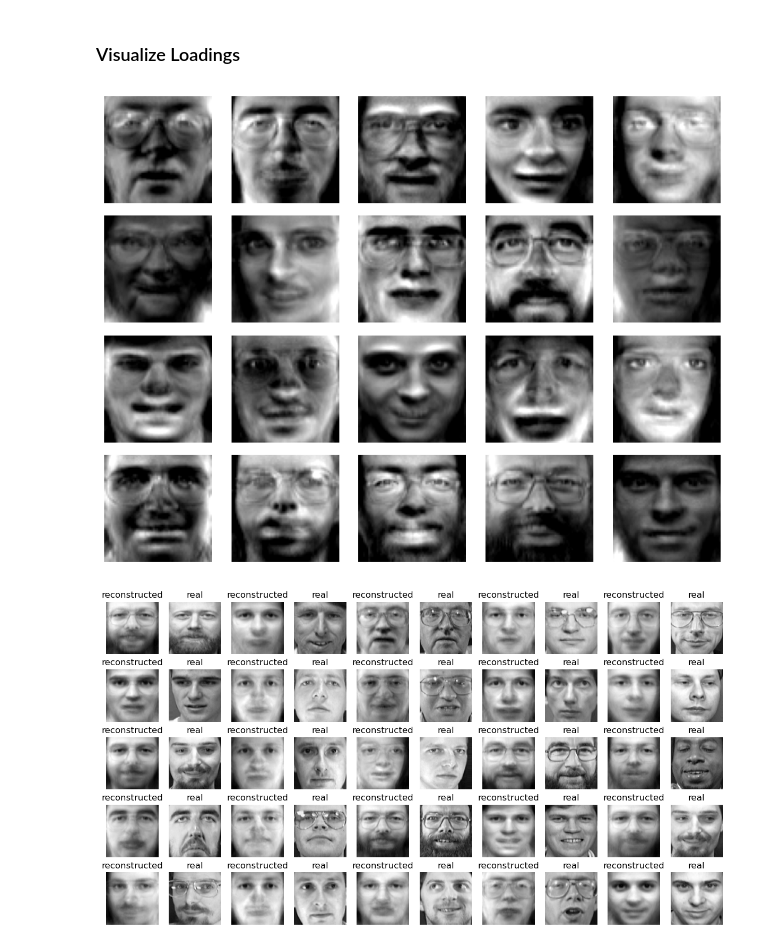
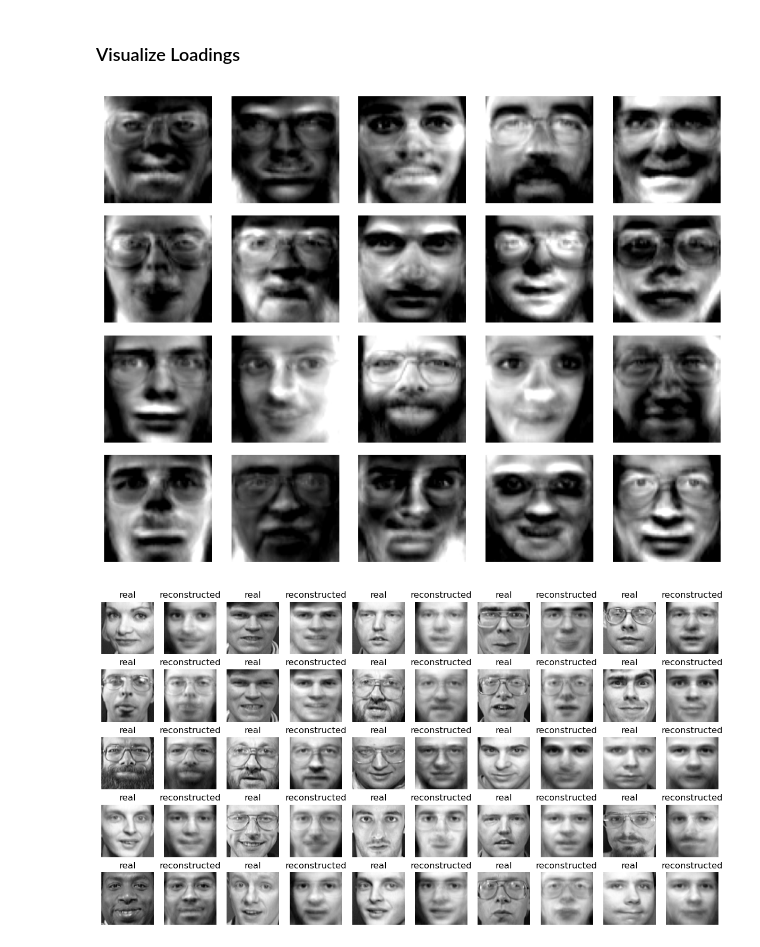
Before and after one commit to luisdiaz1997/SpatialFactorization, a Jupyter notebook: notebooks/PNMF_eigenfaces.ipynb, the cells around one changed output. Saved outputs shown, nothing was run; the diff lists cells and outputs as text; code cells hidden in the pictures.

```diff
--- a/notebooks/PNMF_eigenfaces.ipynb
+++ b/notebooks/PNMF_eigenfaces.ipynb
@@ -27,7 +27,7 @@ Y = Y.astype(int)
 # %%
 model = Factorization(Y, laten_dim=20, train_loadings=True, type='PNMF')
 # %%
-history = model.train(torch.tensor(Y), lr=1e-2, epochs=3000)
+history = model.train(torch.tensor(Y), lr=1e-2, epochs=5000)
 # %% [output]
 Finished training
 # %%
@@ -52,28 +52,28 @@ plt.colorbar()
 # %%
 plt.figure(figsize=(8, 6), tight_layout=True)
 for i in range(model.L):
     plt.subplot(4, 5, i+1)
     loading = torch.abs(model.W[:, i]).detach().cpu().numpy()
     loading = loading.reshape(64, 64)
     max_val = loading.max()
     loading = loading/max_val
-    plt.imshow(loading, vmin=0, vmax=0.9, cmap='gray')
+    plt.imshow(loading, vmin=0, vmax=0.8, cmap='gray')
     plt.axis('off')
 # %% [output]
-[figure, old version]
+[figure, new version]
 # %%
 means = model.predict_mean().type(torch.int).detach().numpy()
 # %%
 plt.figure(figsize=(15, 8))
 for i in range(25):
     plt.subplot(5,10,(2*i)+1)
-    plt.title('reconstructed')
-    plt.imshow(means[i].reshape(64, 64), cmap='gray')
+    plt.title('real')
+    plt.imshow(x_train[i+25].reshape(64, 64), cmap='gray')
     plt.axis('off')
 
     plt.subplot(5,10,(2*i)+2)
-    plt.title('real')
-    plt.imshow(x_train[i].reshape(64, 64), cmap='gray')
+    plt.title('reconstructed')
+    plt.imshow(means[i+25].reshape(64, 64), cmap='gray')
     plt.axis('off')
 # %% [output]
-[figure, old version]
+[figure, new version]
```
Also changed, not shown: parts of 4 cells of this notebook.
